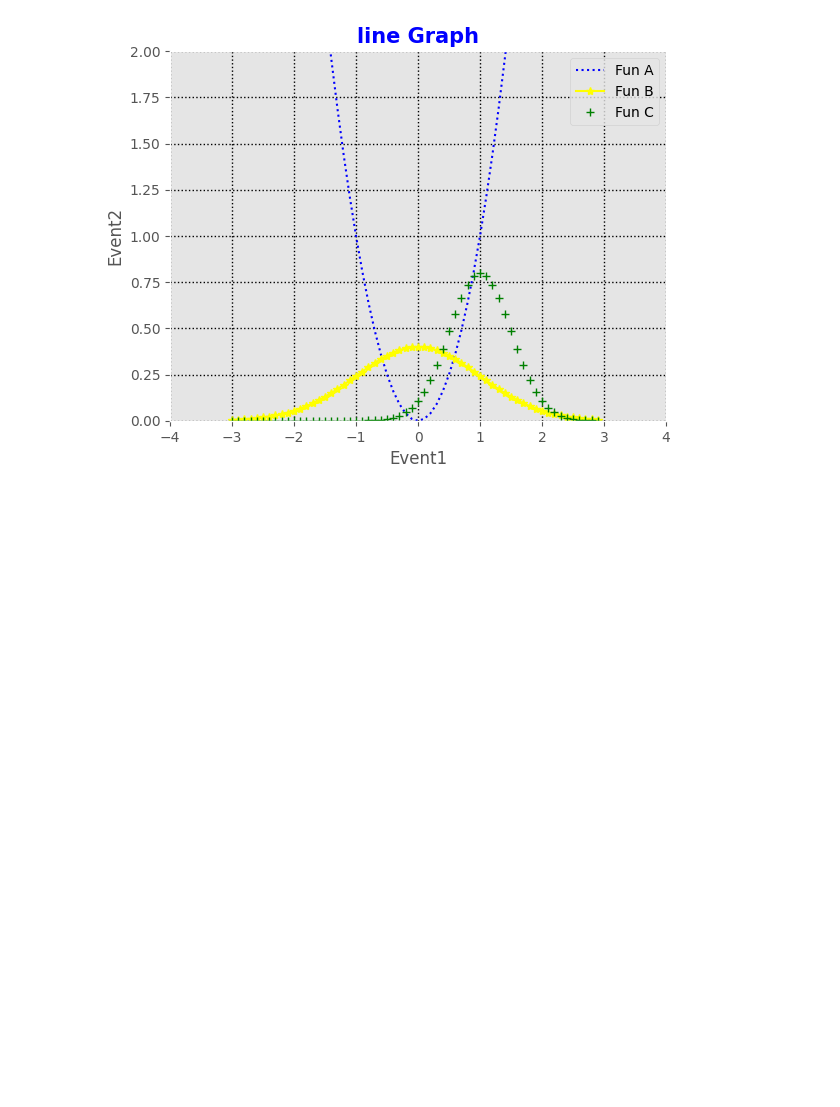
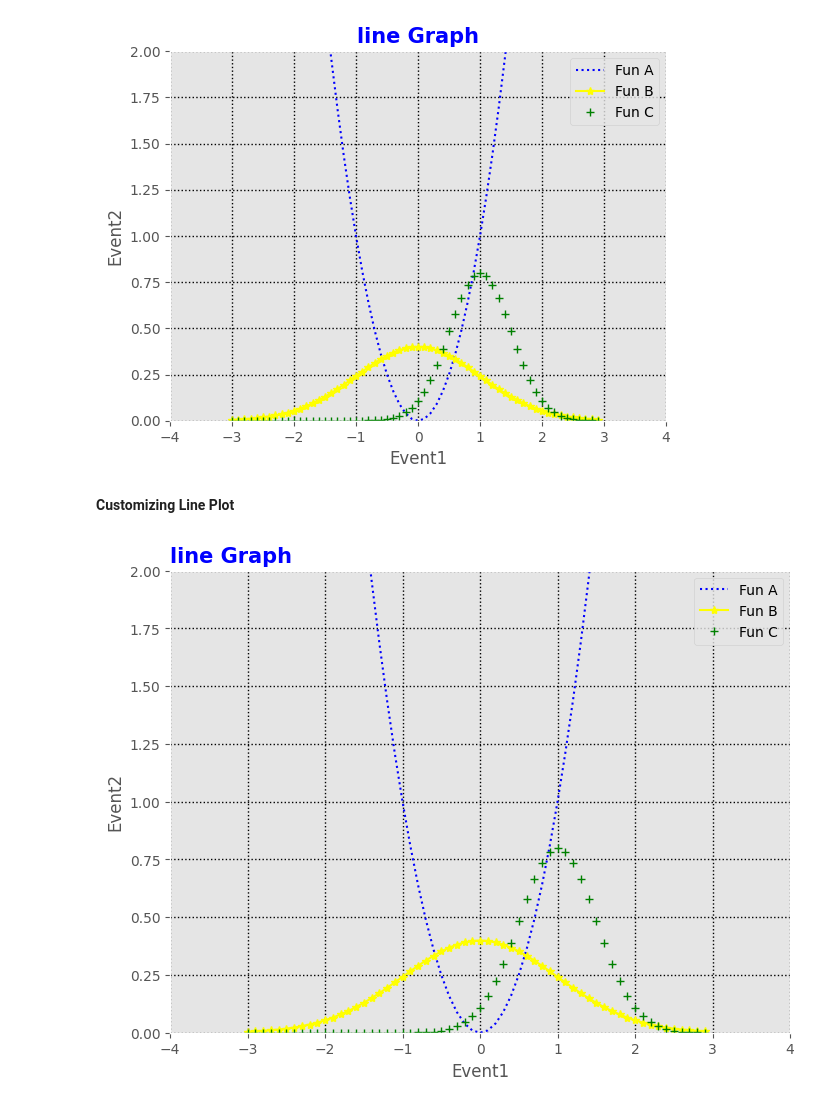
Before and after one commit to karthik-k11/Data-Science-Libraries-Practice, a Jupyter notebook: Matplotlib_practice.ipynb, the cells around one changed output. Saved outputs shown, nothing was run; the diff lists cells and outputs as text; code cells hidden in the pictures; blank space fills up the shorter version.

```diff
--- a/Matplotlib_practice.ipynb
+++ b/Matplotlib_practice.ipynb
@@ -138,3 +138,27 @@ plt.legend(['Fun A', 'Fun B', 'Fun C'], loc='best') #, 'best', 'upper left', 'up
 plt.show()
 # %% [output]
 [figure]
+# %% [markdown]
+**Customizing Line Plot**
+# %%
+plt.figure(figsize=(8,6)) # Ajusting the figure size
+
+plt.plot(x,x**2, color='blue', linestyle=':')
+plt.plot(x, norm.pdf(x), color='yellow', marker='*')
+plt.plot(x, norm.pdf(x,1.0,0.5), 'g+')
+
+plt.xlim([-4, 4]) # adjusting x axis value range
+plt.ylim([0, 2.0]) # adjusting y axis value range
+
+plt.grid(axis='both', color='k', linestyle=':',linewidth=1)
+
+plt.xlabel('Event1')
+plt.ylabel('Event2')
+
+plt.title('line Graph',fontsize=15, color='b', loc='left', fontweight='bold')
+
+plt.legend(['Fun A', 'Fun B', 'Fun C'], loc='best') #, 'best', 'upper left', 'upper right', 'lower left', 'lower right', 1, 2, 4
+
+plt.show()
+# %% [output]
+[figure, added]
```
Also changed, not shown: parts of 4 cells of this notebook.
